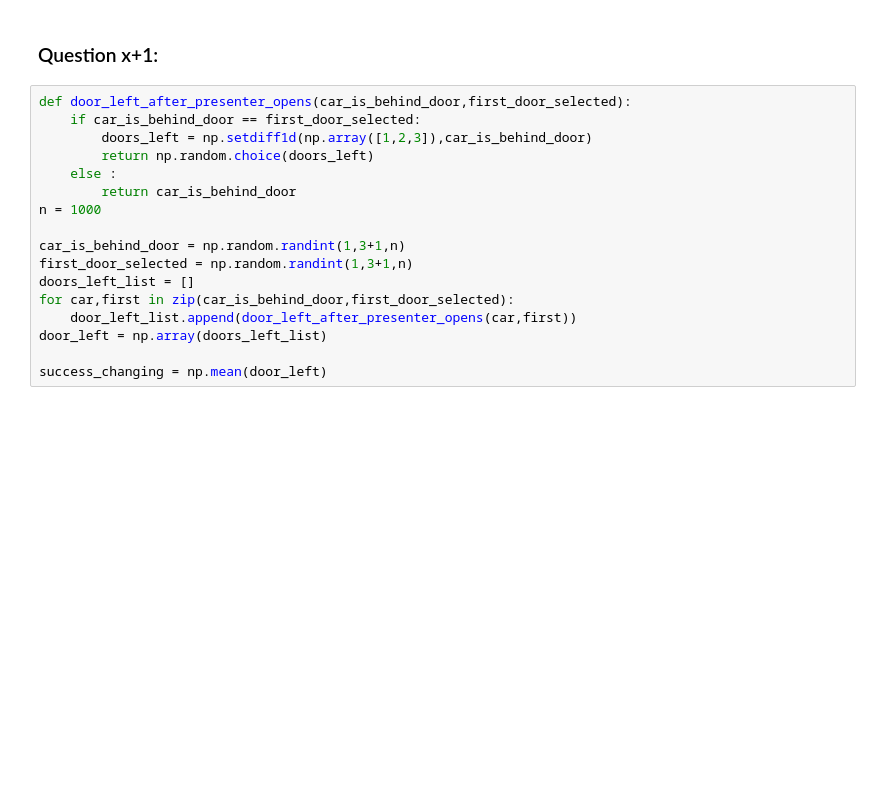
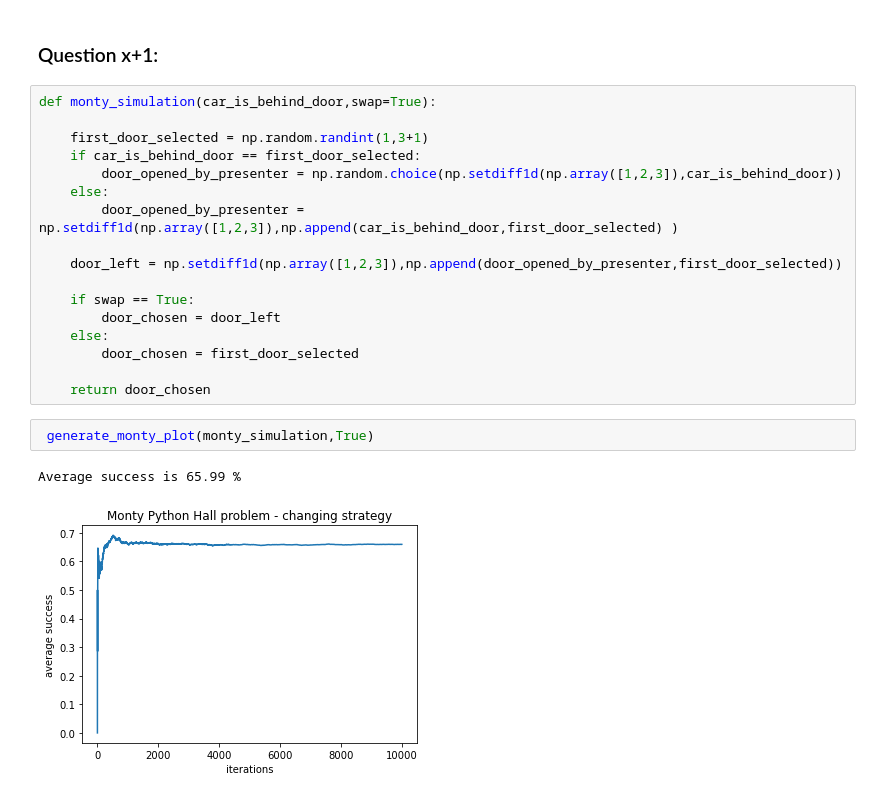
Before and after one commit to BarKetPlace/deeplearning2022, a Jupyter notebook: lab1/Tutorial 1 - Math basics.ipynb, the cells around one changed output. Drawn from its saved outputs; the diff is of its cells as text; blank space fills up the shorter version.

Commit message:
monty hall

```diff
--- a/lab1/Tutorial 1 - Math basics.ipynb
+++ b/lab1/Tutorial 1 - Math basics.ipynb
@@ -216,20 +216,25 @@ Do not rely on your intuition! Do a formal calculation!
 Write down your reasoning here
 # %% [markdown]
 ### Question x+1:
-# %%
-def door_left_after_presenter_opens(car_is_behind_door,first_door_selected):
-    if car_is_behind_door == first_door_selected:
-        doors_left = np.setdiff1d(np.array([1,2,3]),car_is_behind_door)
-        return np.random.choice(doors_left)
-    else :
-        return car_is_behind_door
-n = 1000
-
-car_is_behind_door = np.random.randint(1,3+1,n)
-first_door_selected = np.random.randint(1,3+1,n)
-doors_left_list = []
-for car,first in zip(car_is_behind_door,first_door_selected):
-    door_left_list.append(door_left_after_presenter_opens(car,first))
-door_left = np.array(doors_left_list)
-
-success_changing = np.mean(door_left)
+# %%
+def monty_simulation(car_is_behind_door,swap=True):
+
+    first_door_selected = np.random.randint(1,3+1)
+    if car_is_behind_door == first_door_selected:
+        door_opened_by_presenter = np.random.choice(np.setdiff1d(np.array([1,2,3]),car_is_behind_door))
+    else:
+        door_opened_by_presenter = np.setdiff1d(np.array([1,2,3]),np.append(car_is_behind_door,first_door_selected) )
+
+    door_left = np.setdiff1d(np.array([1,2,3]),np.append(door_opened_by_presenter,first_door_selected))
+
+    if swap == True:
+        door_chosen = door_left
+    else:
+        door_chosen = first_door_selected
+
+    return door_chosen
+# %%
+ generate_monty_plot(monty_simulation,True)
+# %% [output]
+Average success is 65.99 %
+[figure, added]
```
Also changed, not shown: parts of 2 cells of this notebook, 1 other file.
